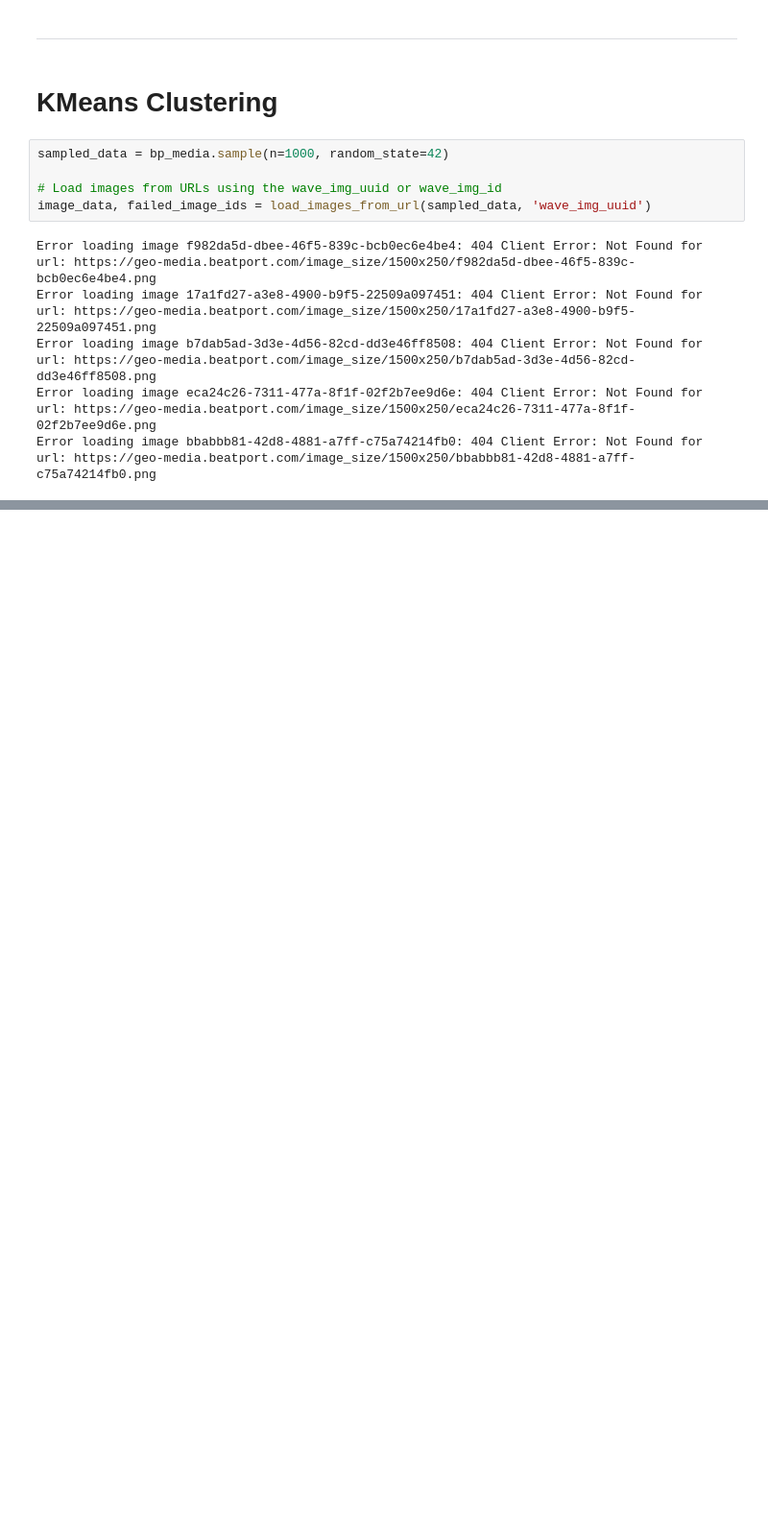
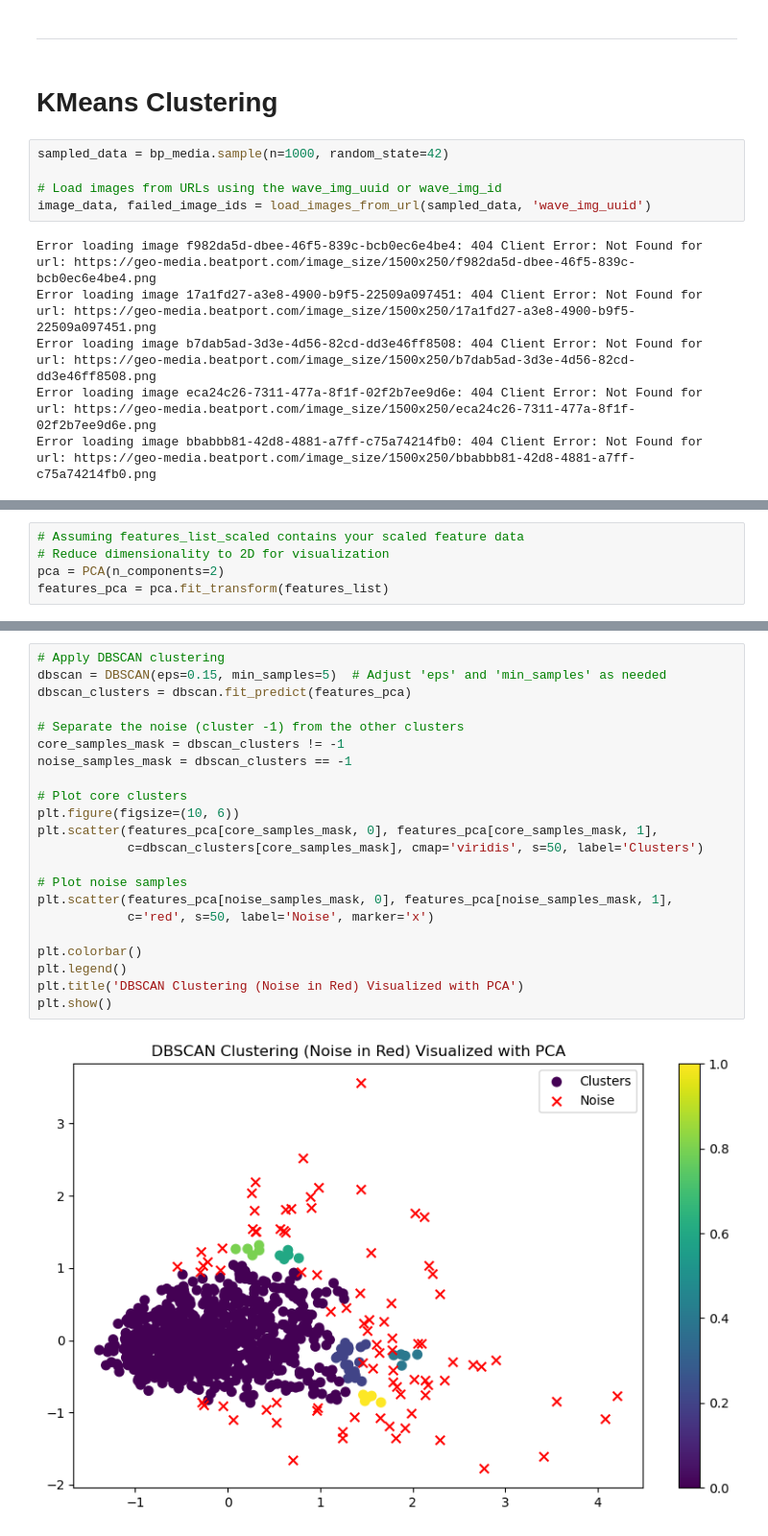
Before and after one commit to DavidS36/Music-Recommender-App, a Jupyter notebook: Image data model.ipynb, the cells around one changed output, grey strips where cells are left out. Shown at 96% size. Cells and saved outputs as stored; diff of their text form; blank space fills up the shorter version.

```diff
--- a/Image data model.ipynb
+++ b/Image data model.ipynb
@@ -575,0 +567,5 @@ plt.show()
+# %%
+# Assuming features_list_scaled contains your scaled feature data
+# Reduce dimensionality to 2D for visualization
+pca = PCA(n_components=2)
+features_pca = pca.fit_transform(features_list)
@@ -575,0 +599,24 @@ plt.show()
+# %%
+# Apply DBSCAN clustering
+dbscan = DBSCAN(eps=0.15, min_samples=5)  # Adjust 'eps' and 'min_samples' as needed
+dbscan_clusters = dbscan.fit_predict(features_pca)
+
+# Separate the noise (cluster -1) from the other clusters
+core_samples_mask = dbscan_clusters != -1
+noise_samples_mask = dbscan_clusters == -1
+
+# Plot core clusters
+plt.figure(figsize=(10, 6))
+plt.scatter(features_pca[core_samples_mask, 0], features_pca[core_samples_mask, 1],
+            c=dbscan_clusters[core_samples_mask], cmap='viridis', s=50, label='Clusters')
+
+# Plot noise samples
+plt.scatter(features_pca[noise_samples_mask, 0], features_pca[noise_samples_mask, 1],
+            c='red', s=50, label='Noise', marker='x')
+
+plt.colorbar()
+plt.legend()
+plt.title('DBSCAN Clustering (Noise in Red) Visualized with PCA')
+plt.show()
+# %% [output]
+[figure, added]
```
Also changed, not shown: parts of 40 cells of this notebook, 2 other files.
